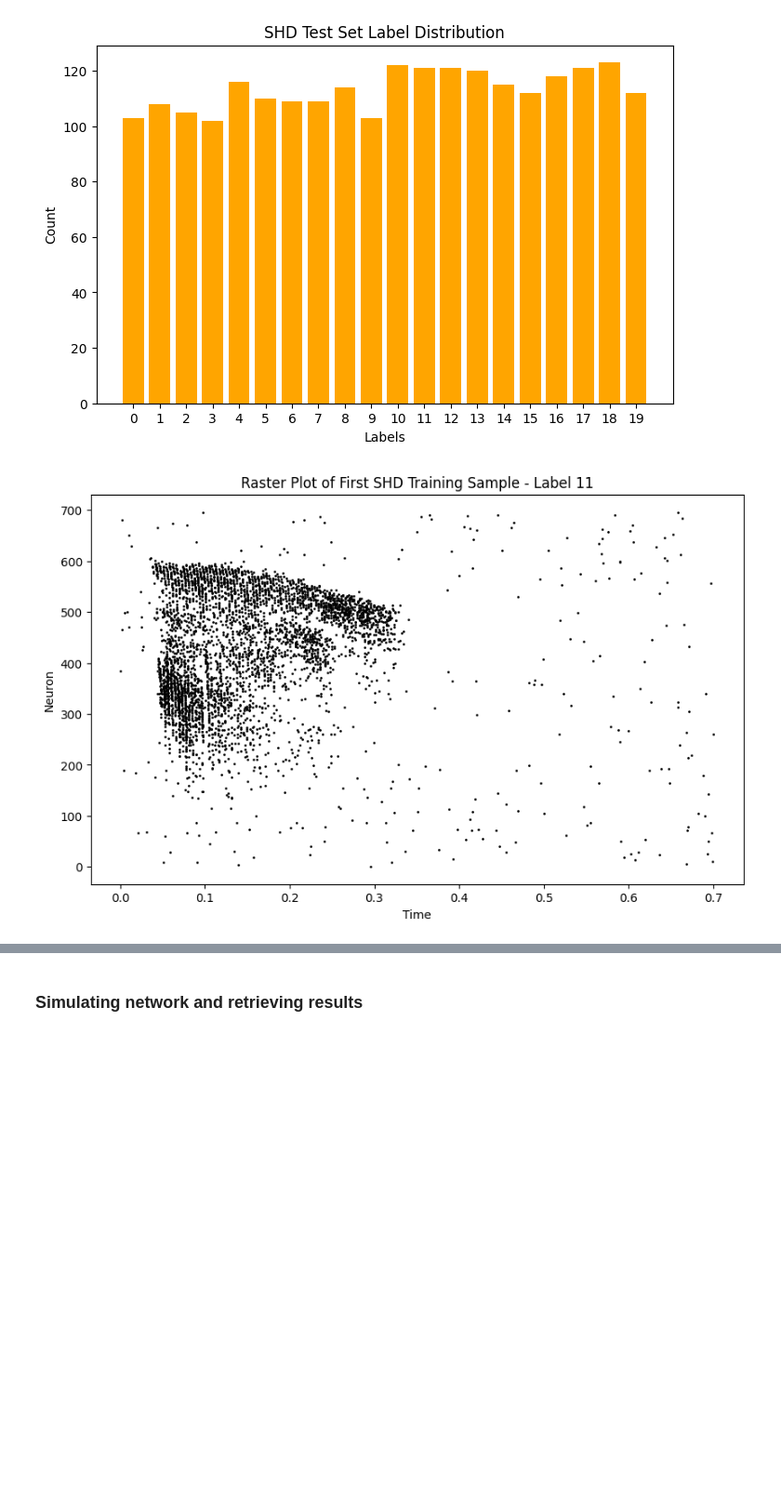
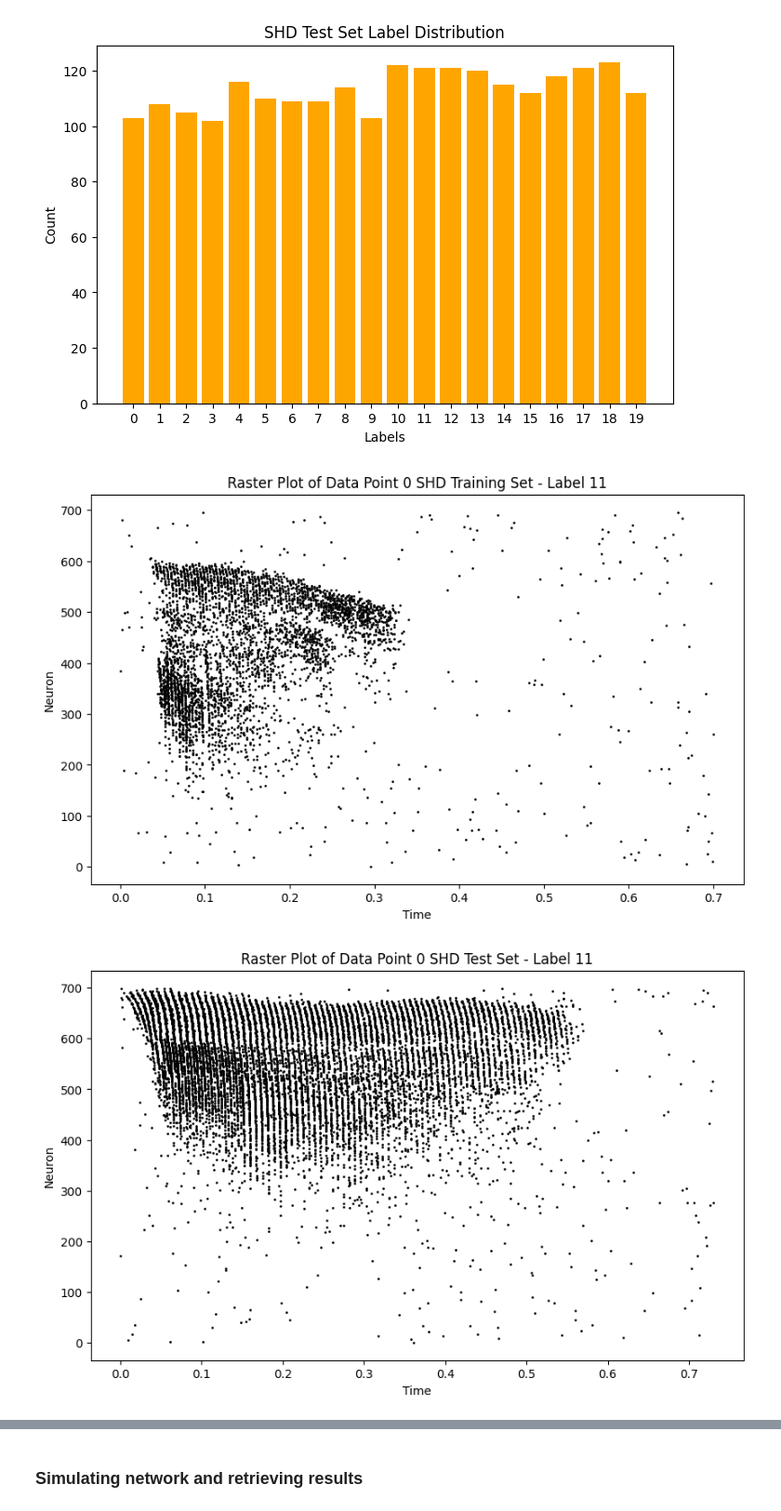
Before and after one commit to Eric-OG/snnblaze, a Jupyter notebook: examples/3-liquid-state-machine.ipynb, the cells around one changed output, grey strips where cells are left out. Shown: that part at 93% size. Cells and saved outputs as stored; diff of their text form; code cells hidden in the pictures; blank space fills up the shorter version.

```diff
--- a/examples/3-liquid-state-machine.ipynb
+++ b/examples/3-liquid-state-machine.ipynb
@@ -199,14 +207,16 @@ plot_label_distribution(test_labels, title='SHD Test Set Label Distribution')
 [figure]
 [figure]
 # %%
-train_spike_times[0].shape
-train_neuron_indices[0].shape
-
 train_spike_events = []
+test_spike_events = []
 
 for i in range(train_spike_times.shape[0]):
     events = np.stack((train_spike_times[i], train_neuron_indices[i]), axis=-1)
     train_spike_events.append(events)
+
+for i in range(test_spike_times.shape[0]):
+    events = np.stack((test_spike_times[i], test_neuron_indices[i]), axis=-1)
+    test_spike_events.append(events)
 # %%
 def plot_raster(spikes, title="Raster Plot"):
     # Unpack spikes into separate lists
@@ -219,8 +229,10 @@ def plot_raster(spikes, title="Raster Plot"):
     plt.ylabel("Neuron")
     plt.title(title)
     plt.show()
-# %%
-label = train_labels[0]
-plot_raster(train_spike_events[0], title=f'Raster Plot of First SHD Training Sample - Label {label}')
-# %% [output]
-[figure, removed]
+# %%
+sample = 0
+plot_raster(train_spike_events[sample], title=f'Raster Plot of Data Point {sample} SHD Training Set - Label {train_labels[sample]}')
+plot_raster(test_spike_events[sample], title=f'Raster Plot of Data Point {sample} SHD Test Set - Label {train_labels[sample]}')
+# %% [output]
+[figure, added]
+[figure, added]
```
Also changed, not shown: parts of 29 cells of this notebook.
